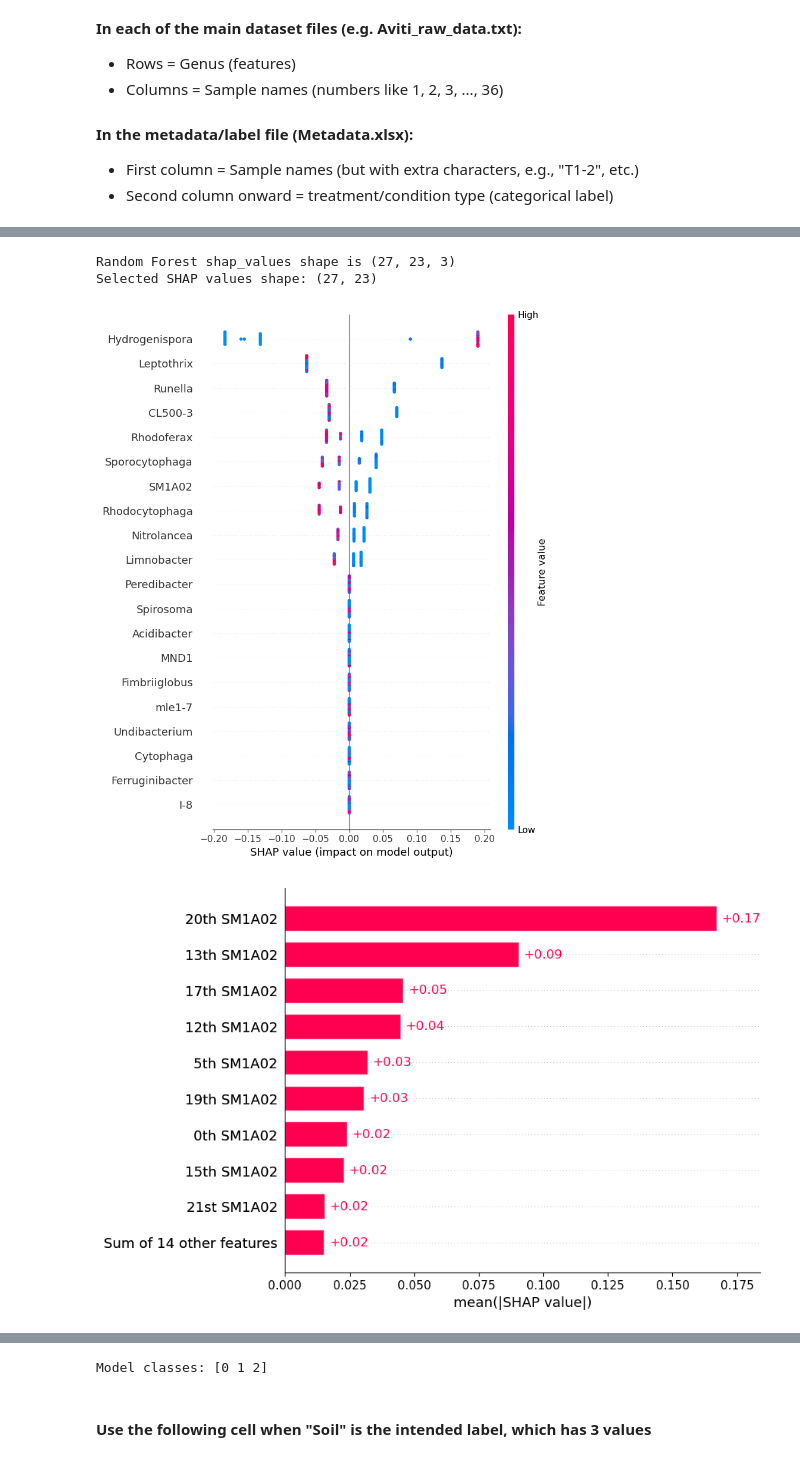
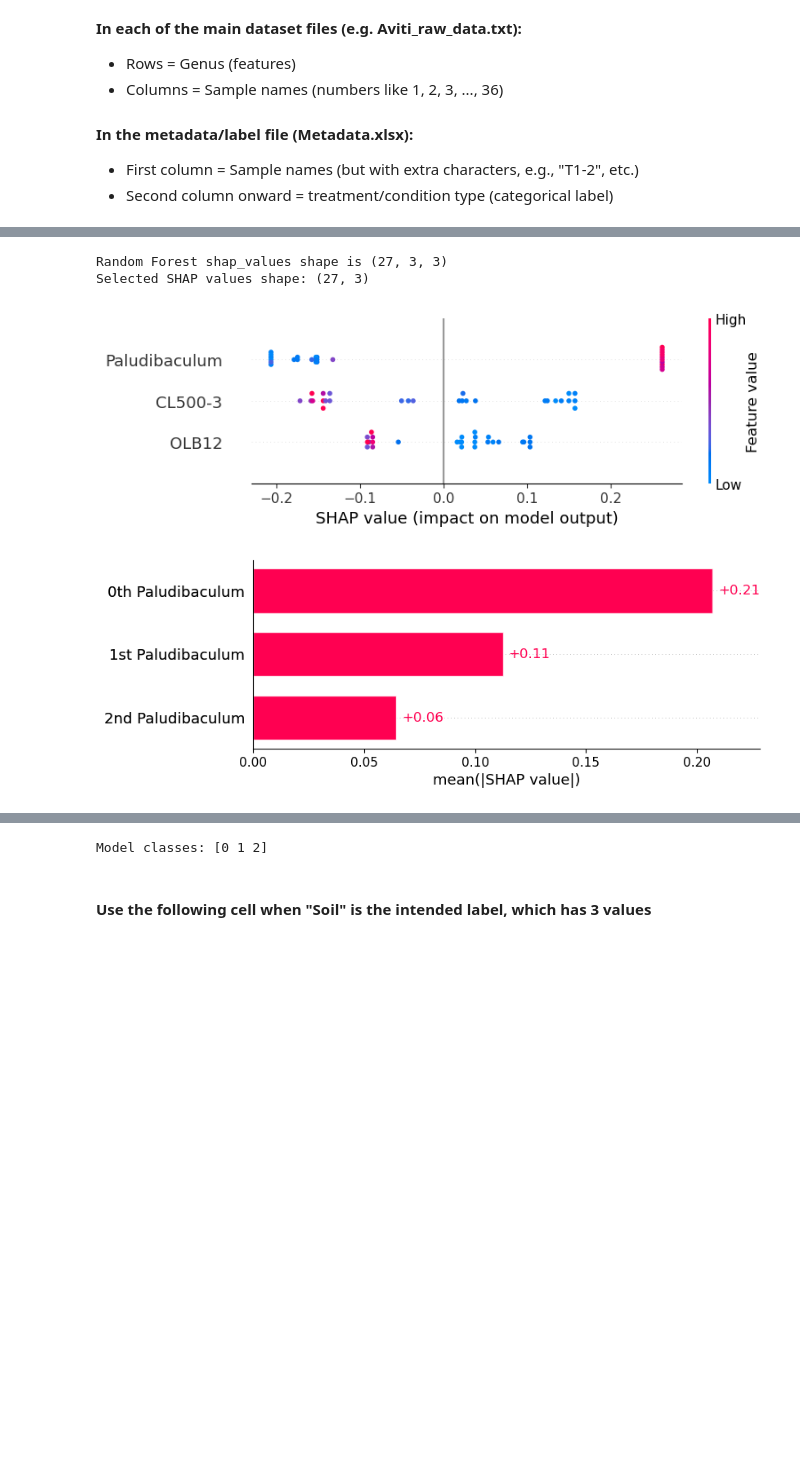
Before and after one commit to hsnvnd/AI-in-Metagenomics, a Jupyter notebook: Soil_Classification.ipynb, the cells around one changed output, grey strips where cells are left out. Drawn from its saved outputs; the diff is of its cells as text; code cells hidden in the pictures; blank space fills up the shorter version.

```diff
--- a/Soil_Classification.ipynb
+++ b/Soil_Classification.ipynb
@@ -323,14 +499,14 @@ shap_values_rf_explanation = shap.Explanation(
     shap_values_rf_selected,
     base_values=explainer_rf.expected_value[1],  # Use the expected value of the positive class
     data=X_train,
-    feature_names=feature_names
-    # feature_names=feature_names_reduced
+    # feature_names=feature_names
+    feature_names=feature_names_reduced
 )
 
 # Generate SHAP plots for the Train set
 # Summary Plot
-shap.summary_plot(shap_values_rf_explanation, X_train, feature_names=feature_names)
-# shap.summary_plot(shap_values_rf_explanation, X_train, feature_names=feature_names_reduced)
+# shap.summary_plot(shap_values_rf_explanation, X_train, feature_names=feature_names)
+shap.summary_plot(shap_values_rf_explanation, X_train, feature_names=feature_names_reduced)
 # Bar Plot
 shap.plots.bar(shap_values_rf_explanation)
 
@@ -363,4 +539,4 @@ Unique values in y_test: [0 1 2]
-Random Forest shap_values shape is (27, 23, 3)
-Selected SHAP values shape: (27, 23)
+Random Forest shap_values shape is (27, 3, 3)
+Selected SHAP values shape: (27, 3)
-[figure, old version]
+[figure, new version]
-[figure, old version]
+[figure, new version]
```
Also changed, not shown: parts of 8 cells of this notebook.
